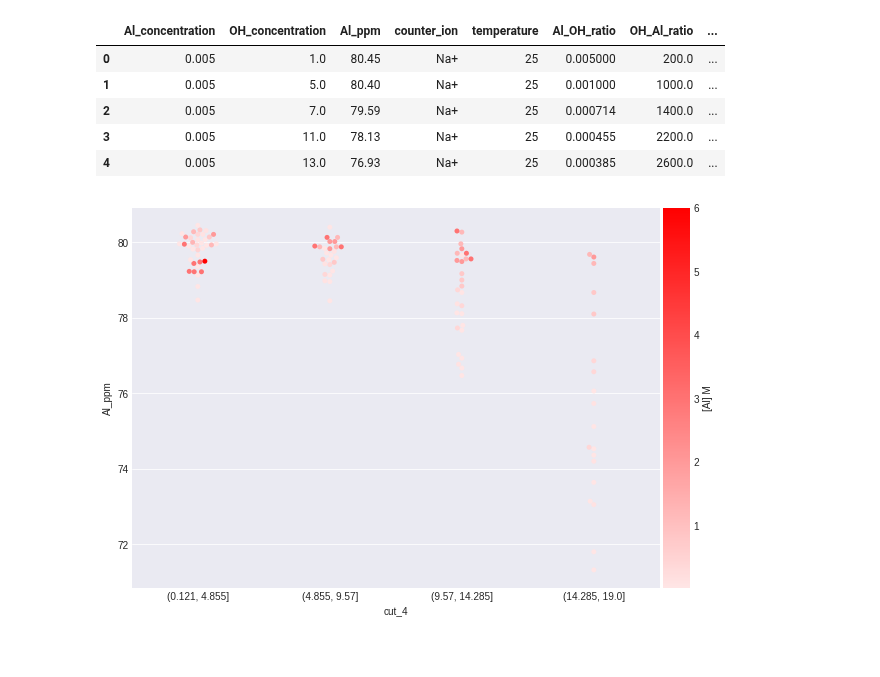
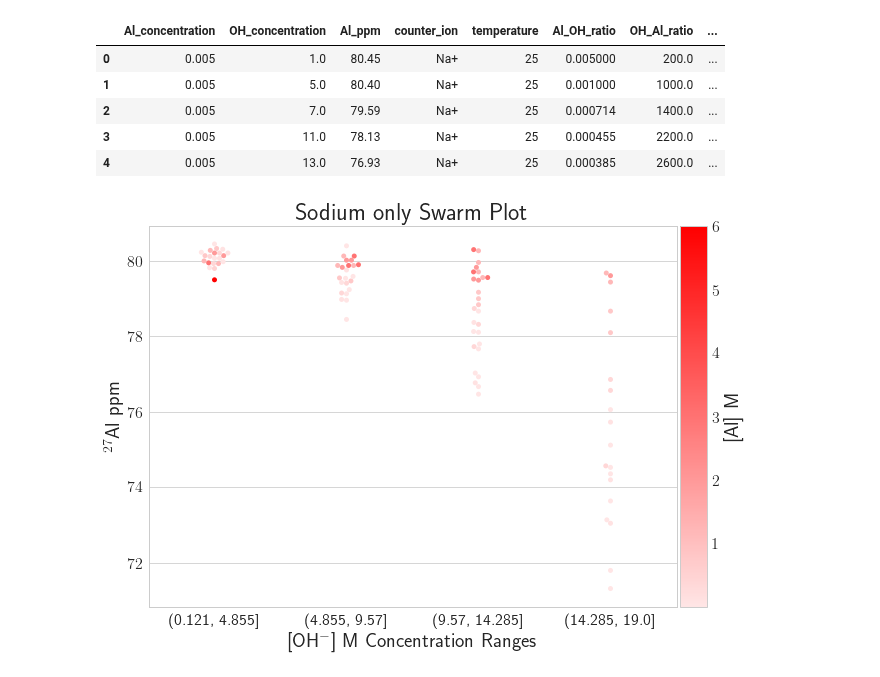
Before and after one commit to biggstd/pyluminate, a Jupyter notebook: notebooks/Aluminate NMR Figures.ipynb, the cells around one changed output. Saved outputs shown, nothing was run; the diff lists cells and outputs as text; code cells hidden in the pictures; blank space fills up the shorter version.

Commit message:
Updated Aluminate figures with LaTeX fonts.

```diff
--- a/notebooks/Aluminate NMR Figures.ipynb
+++ b/notebooks/Aluminate NMR Figures.ipynb
@@ -28,3 +33,0 @@ print(plt.style.available)
-# %%
-# Pick a style.
-plt.style.use('seaborn-darkgrid')
@@ -64,6 +91,14 @@ Al_ppm = "²⁷Al ppm"
 temperature = "⁰C"
 Al_OH_ratio = "[Al] / [OH⁻] M"
 OH_Al_ratio = "[OH⁻] / [Al] M"
+# %%
+# Redo the above in LaTeX notation.
+Al_concentration = r"[Al] M"
+OH_concentration = r"[OH$^-$] M"
+Al_ppm = r"$^{27}$Al ppm"
+temperature = "$^{\circ}$C"
+Al_OH_ratio = "[Al] / [OH⁻] M"
+OH_Al_ratio = "[OH$^-$] / [Al] M"
 # %% [markdown]
 ## View imported data
 # %%
@@ -121,0 +165,23 @@ show()
+# %%
+plt.rc('text', usetex=True)
+
+# Create a figure using matplotlib.pyplot.
+fig, ax = plt.subplots(figsize=(10,7))
+
+# Included in this call are all available attributes, this is
+# not necessary in normal use, and is done for my reference.
+boxplot_ax = sns.boxplot(
+    x='Al_concentration',
+    y='Al_ppm',
+    color='0.95',
+    data=AlNMRData,
+    ax=ax,
+)
+
+# sns.boxplot returns a axis object from the matplotlib library.
+boxplot_ax.set_title('Default Whisker Plot')
+boxplot_ax.set_xlabel(Al_concentration)
+boxplot_ax.set_ylabel(Al_ppm)
+
+# Call the matplotlib show method.
+show()
@@ -402,25 +475,30 @@ for val in Na_df['Al_concentration']:
 # %%
 # Create a figure using matplotlib.pyplot.
 fig, ax = plt.subplots(figsize=(10,7))
 
 swarm_ax = sns.swarmplot(
     x="cut_4",
     y="Al_ppm",
-    data=AlNMRData,
+    data=Na_df,
     hue='Al_concentration',
     ax=ax,
     palette=colors,
 )
 
 # Remove the legend so we can replace it with a superior version.
 plt.gca().legend_.remove()
 
 # Create a colorbar.
 divider = make_axes_locatable(plt.gca())
 ax_cb = divider.new_horizontal(size="5%", pad=0.05)
 fig.add_axes(ax_cb)
 cb1 = matplotlib.colorbar.ColorbarBase(ax_cb, cmap=cmap, norm=norm, orientation='vertical')
+
+swarm_ax.set_title('Sodium only Swarm Plot')
+swarm_ax.set_xlabel('{} Concentration Ranges'.format(OH_concentration))
+swarm_ax.set_ylabel(Al_ppm)
+
 cb1.set_label(Al_concentration)
 plt.show()
 # %% [output]
-[figure, old version]
+[figure, new version]
```
Also changed, not shown: parts of 18 cells of this notebook.
